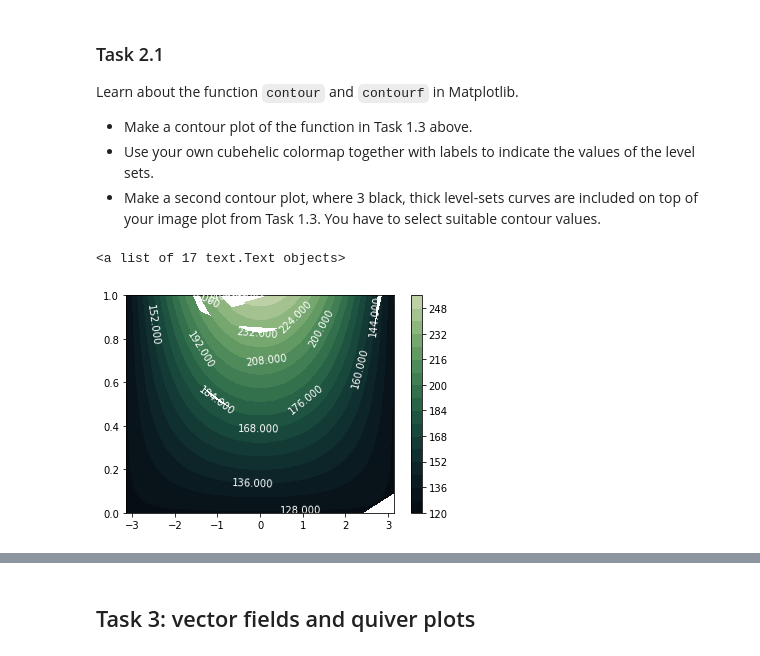
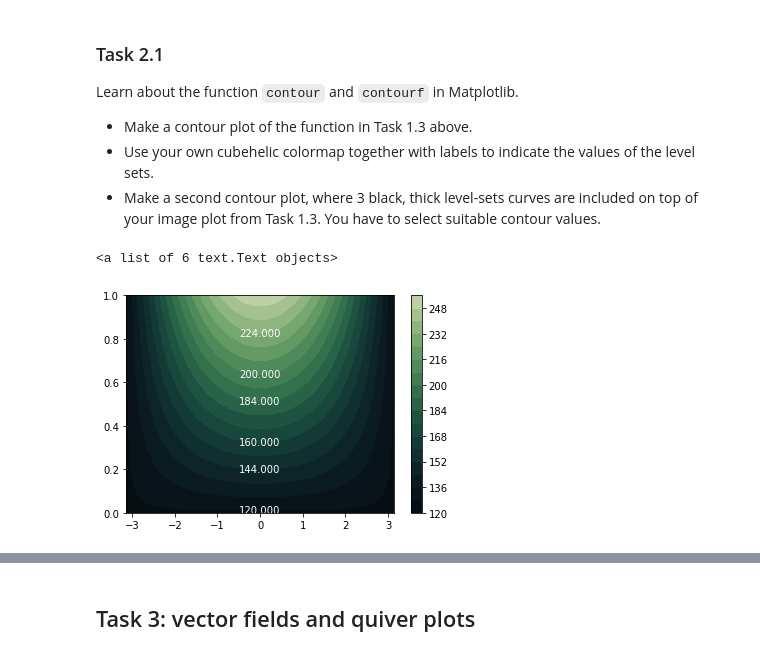
Before and after one commit to elvinafahlgren/Visualization, a Jupyter notebook: worksheet-3.ipynb, the cells around one changed output, grey strips where cells are left out. Drawn from its saved outputs; the diff is of its cells as text; code cells hidden in the pictures.

```diff
--- a/worksheet-3.ipynb
+++ b/worksheet-3.ipynb
@@ -173,10 +194,18 @@ Learn about the function `contour` and `contourf` in Matplotlib.
 - Use your own cubehelic colormap together with labels to indicate the values of the level sets.
 - Make a second contour plot, where 3 black, thick level-sets curves are included on top of your image plot from Task 1.3. You have to select suitable contour values.
 # %%
+
+
+
+
 c = plt.contourf(xx, yy, zz, levels=15, cmap = cubehelix_palette)
 plt.colorbar(c, ax = c.axes)
-c.axes.clabel(c, fontsize = 10, use_clabeltext = True, colors = 'white')
-#c.axes.imshow((zz+1)/2*255, extent=[-np.pi, np.pi, -1, 1], origin='lower', cmap=cubehelix_palette)
+#c.axes.clabel(c, fontsize = 10, use_clabeltext = True, colors = 'white')
+
+manual_locations = [(0, 0.03), (0, 0.2), (0, 0.35), (0, 0.5), (0, 0.65), (0, 0.8)]
+plt.clabel(c, inline=1, fontsize=10, manual=manual_locations, colors = 'white')
+
+#c.axes.imshow((zz+1.)/2.*255., extent=[-np.pi, np.pi, -1, 1], origin='lower', cmap=cubehelix_palette)
 # %% [output]
-<a list of 17 text.Text objects>
+<a list of 6 text.Text objects>
-[figure, old version]
+[figure, new version]
```
Also changed, not shown: parts of 5 cells of this notebook.
